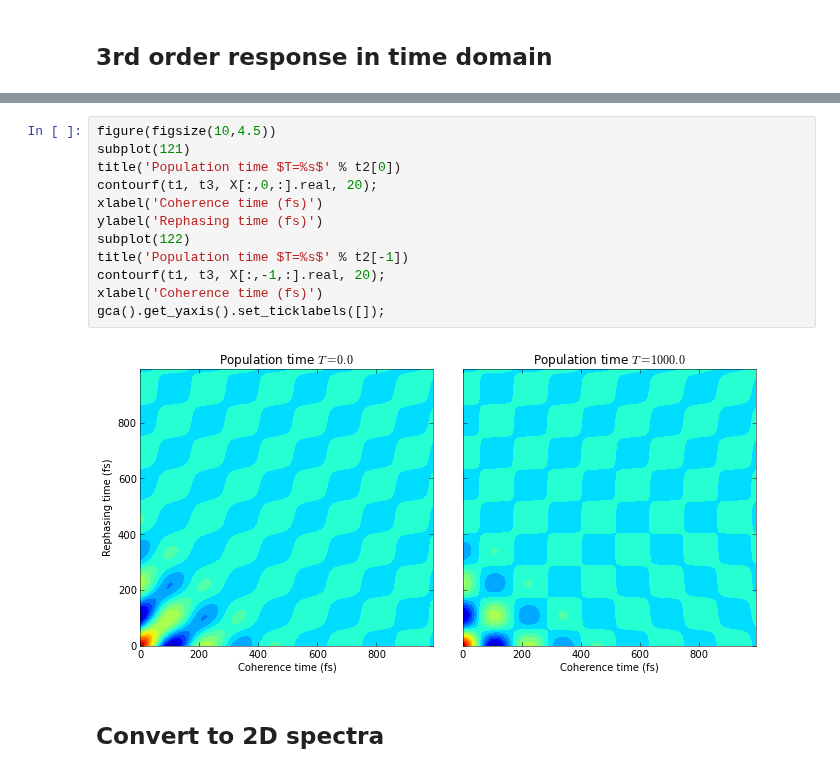
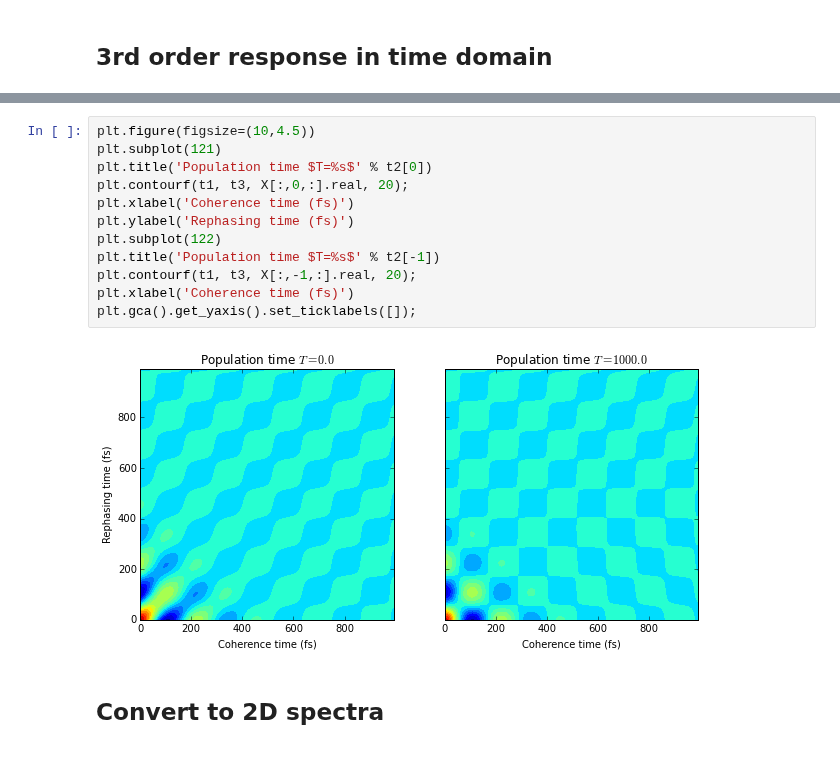
Before and after one commit to whaley-group-berkeley/qspectra, a Jupyter notebook: examples/Electronic dimer 3rd order response.ipynb, the cells around one changed output, grey strips where cells are left out. Cells and saved outputs as stored; diff of their text form.

```diff
--- a/examples/Electronic dimer 3rd order response.ipynb
+++ b/examples/Electronic dimer 3rd order response.ipynb
@@ -21,17 +24,17 @@ Wall time: 931 ms
 # %%
-figure(figsize(10,4.5))
-subplot(121)
-title('Population time $T=%s$' % t2[0])
-contourf(t1, t3, X[:,0,:].real, 20);
-xlabel('Coherence time (fs)')
-ylabel('Rephasing time (fs)')
-subplot(122)
-title('Population time $T=%s$' % t2[-1])
-contourf(t1, t3, X[:,-1,:].real, 20);
-xlabel('Coherence time (fs)')
-gca().get_yaxis().set_ticklabels([]);
+plt.figure(figsize=(10,4.5))
+plt.subplot(121)
+plt.title('Population time $T=%s$' % t2[0])
+plt.contourf(t1, t3, X[:,0,:].real, 20);
+plt.xlabel('Coherence time (fs)')
+plt.ylabel('Rephasing time (fs)')
+plt.subplot(122)
+plt.title('Population time $T=%s$' % t2[-1])
+plt.contourf(t1, t3, X[:,-1,:].real, 20);
+plt.xlabel('Coherence time (fs)')
+plt.gca().get_yaxis().set_ticklabels([]);
 # %% [output]
-[figure, old version]
+[figure, new version]
 # %% [markdown]
 ## Convert to 2D spectra
 # %%
```
Also changed, not shown: parts of 7 cells of this notebook, 3 other files.
